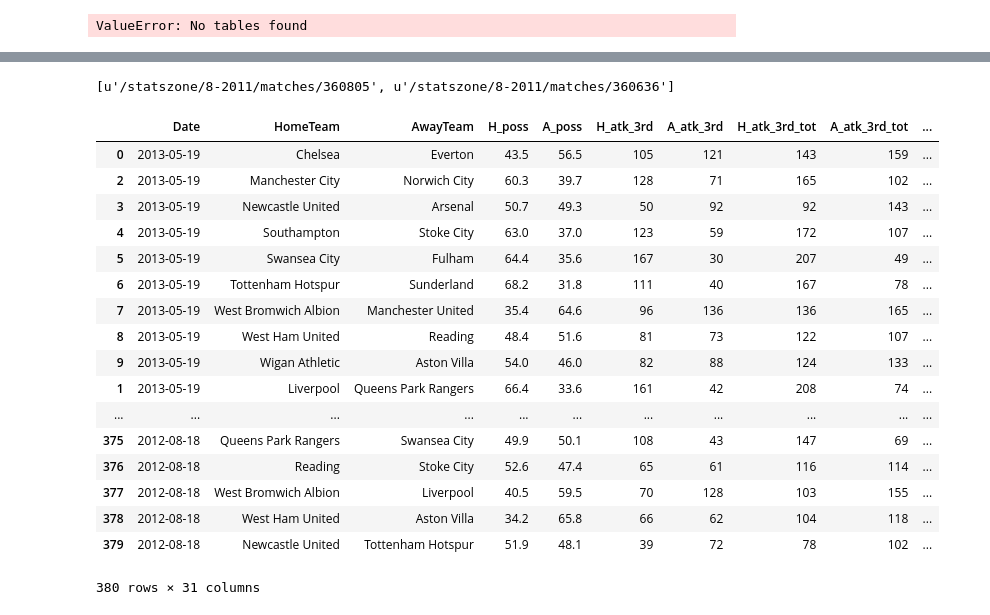
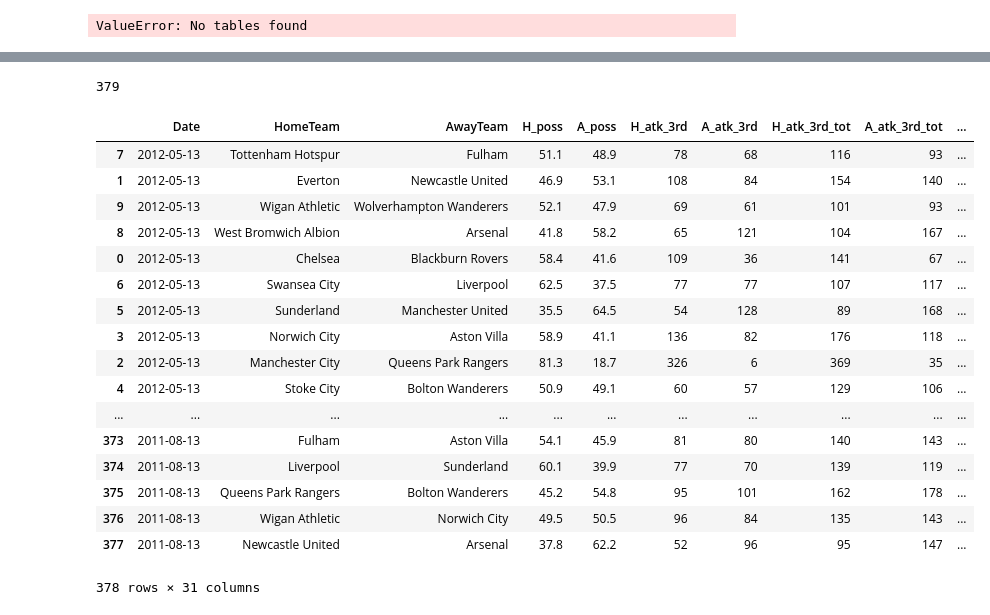
Before and after one commit to yat011/football_prediction, a Jupyter notebook: aversion-Copy2.ipynb, the cells around one changed output, grey strips where cells are left out. Drawn from its saved outputs; the diff is of its cells as text; code cells hidden in the pictures.

```diff
--- a/aversion-Copy2.ipynb
+++ b/aversion-Copy2.ipynb
@@ -536,7 +537,7 @@ finish
-# %%
-errs
-# %% [output]
-[u'/statszone/8-2011/matches/360805', u'/statszone/8-2011/matches/360636']
+# %%
+len(results)
+# %% [output]
+379
 # %%
 def getTempMatch():
 
@@ -582,25 +583,25 @@ def getTempMatch():
 
 df = pd.DataFrame(results, columns=n_header)
 # %%
-df.sort(columns="Date",ascending=False)
+df.sort(columns="Date",ascending=False).dropna()
 # %% [output]
 |  | Date | HomeTeam | AwayTeam | H_poss | A_poss | H_atk_3rd | A_atk_3rd | H_atk_3rd_tot | A_atk_3rd_tot | ... |
-| 0 | 2013-05-19 | Chelsea | Everton | 43.5 | 56.5 | 105 | 121 | 143 | 159 | ... |
-| 2 | 2013-05-19 | Manchester City | Norwich City | 60.3 | 39.7 | 128 | 71 | 165 | 102 | ... |
-| 3 | 2013-05-19 | Newcastle United | Arsenal | 50.7 | 49.3 | 50 | 92 | 92 | 143 | ... |
-| 4 | 2013-05-19 | Southampton | Stoke City | 63.0 | 37.0 | 123 | 59 | 172 | 107 | ... |
-| 5 | 2013-05-19 | Swansea City | Fulham | 64.4 | 35.6 | 167 | 30 | 207 | 49 | ... |
-| 6 | 2013-05-19 | Tottenham Hotspur | Sunderland | 68.2 | 31.8 | 111 | 40 | 167 | 78 | ... |
-| 7 | 2013-05-19 | West Bromwich Albion | Manchester United | 35.4 | 64.6 | 96 | 136 | 136 | 165 | ... |
-| 8 | 2013-05-19 | West Ham United | Reading | 48.4 | 51.6 | 81 | 73 | 122 | 107 | ... |
-| 9 | 2013-05-19 | Wigan Athletic | Aston Villa | 54.0 | 46.0 | 82 | 88 | 124 | 133 | ... |
-| 1 | 2013-05-19 | Liverpool | Queens Park Rangers | 66.4 | 33.6 | 161 | 42 | 208 | 74 | ... |
+| 7 | 2012-05-13 | Tottenham Hotspur | Fulham | 51.1 | 48.9 | 78 | 68 | 116 | 93 | ... |
+| 1 | 2012-05-13 | Everton | Newcastle United | 46.9 | 53.1 | 108 | 84 | 154 | 140 | ... |
+| 9 | 2012-05-13 | Wigan Athletic | Wolverhampton Wanderers | 52.1 | 47.9 | 69 | 61 | 101 | 93 | ... |
+| 8 | 2012-05-13 | West Bromwich Albion | Arsenal | 41.8 | 58.2 | 65 | 121 | 104 | 167 | ... |
+| 0 | 2012-05-13 | Chelsea | Blackburn Rovers | 58.4 | 41.6 | 109 | 36 | 141 | 67 | ... |
+| 6 | 2012-05-13 | Swansea City | Liverpool | 62.5 | 37.5 | 77 | 77 | 107 | 117 | ... |
+| 5 | 2012-05-13 | Sunderland | Manchester United | 35.5 | 64.5 | 54 | 128 | 89 | 168 | ... |
+| 3 | 2012-05-13 | Norwich City | Aston Villa | 58.9 | 41.1 | 136 | 82 | 176 | 118 | ... |
+| 2 | 2012-05-13 | Manchester City | Queens Park Rangers | 81.3 | 18.7 | 326 | 6 | 369 | 35 | ... |
+| 4 | 2012-05-13 | Stoke City | Bolton Wanderers | 50.9 | 49.1 | 60 | 57 | 129 | 106 | ... |
 | ... | ... | ... | ... | ... | ... | ... | ... | ... | ... | ... |
-| 375 | 2012-08-18 | Queens Park Rangers | Swansea City | 49.9 | 50.1 | 108 | 43 | 147 | 69 | ... |
-| 376 | 2012-08-18 | Reading | Stoke City | 52.6 | 47.4 | 65 | 61 | 116 | 114 | ... |
-| 377 | 2012-08-18 | West Bromwich Albion | Liverpool | 40.5 | 59.5 | 70 | 128 | 103 | 155 | ... |
-| 378 | 2012-08-18 | West Ham United | Aston Villa | 34.2 | 65.8 | 66 | 62 | 104 | 118 | ... |
-| 379 | 2012-08-18 | Newcastle United | Tottenham Hotspur | 51.9 | 48.1 | 39 | 72 | 78 | 102 | ... |
+| 373 | 2011-08-13 | Fulham | Aston Villa | 54.1 | 45.9 | 81 | 80 | 140 | 143 | ... |
+| 374 | 2011-08-13 | Liverpool | Sunderland | 60.1 | 39.9 | 77 | 70 | 139 | 119 | ... |
+| 375 | 2011-08-13 | Queens Park Rangers | Bolton Wanderers | 45.2 | 54.8 | 95 | 101 | 162 | 178 | ... |
+| 376 | 2011-08-13 | Wigan Athletic | Norwich City | 49.5 | 50.5 | 96 | 84 | 135 | 143 | ... |
+| 377 | 2011-08-13 | Newcastle United | Arsenal | 37.8 | 62.2 | 52 | 96 | 95 | 147 | ... |
-380 rows × 31 columns
+378 rows × 31 columns
 # %%
 df.to_csv('dataSet/match2012.csv',index=False)
```
Also changed, not shown: parts of 1 cell of this notebook, 5 other files.
